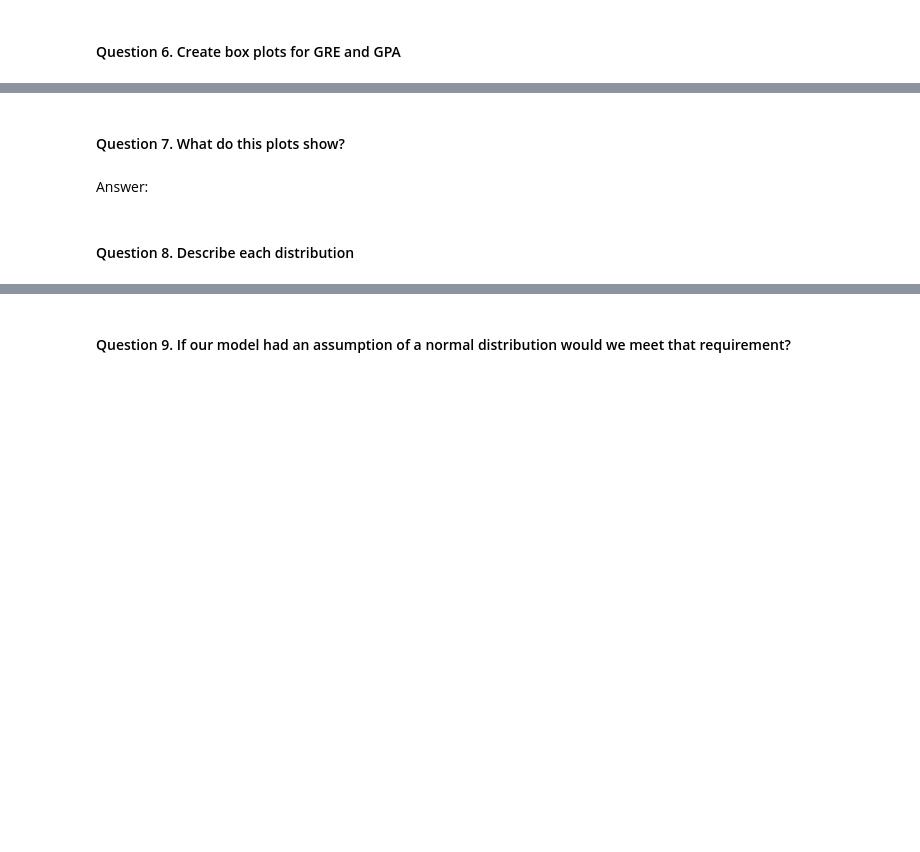
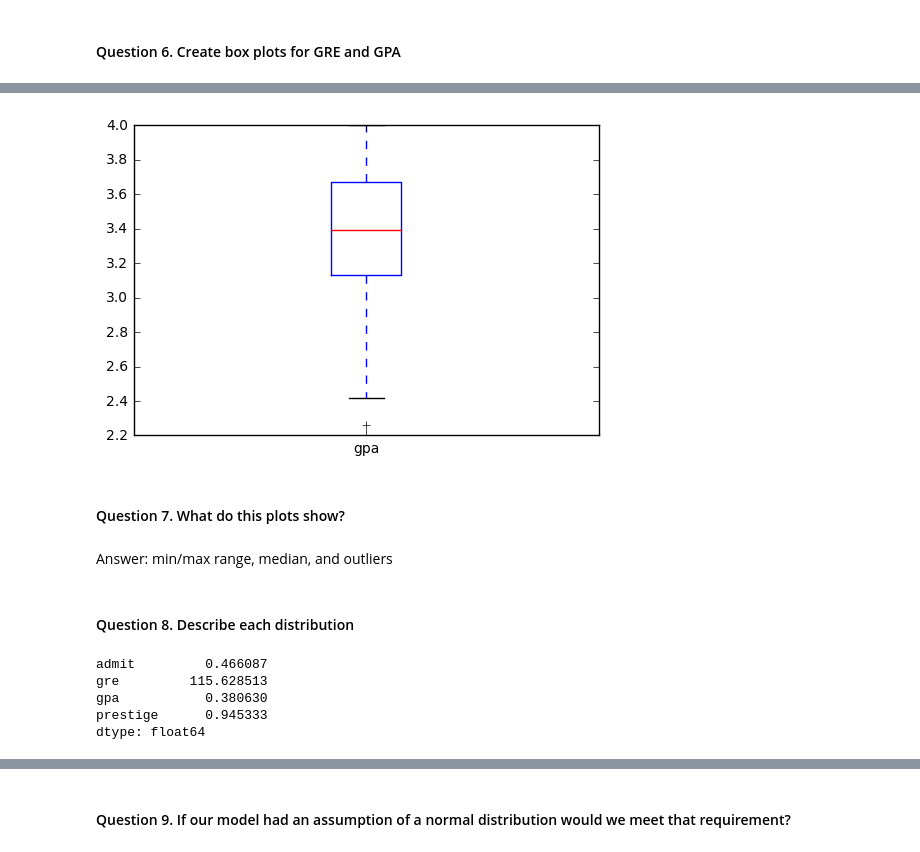
Before and after one commit to kkimura6/ds-homework, a Jupyter notebook: starter-code/project2-starter.ipynb, the cells around one changed output, grey strips where cells are left out. Saved outputs shown, nothing was run; the diff lists cells and outputs as text; code cells hidden in the pictures; blank space fills up the shorter version.

```diff
--- a/starter-code/project2-starter.ipynb
+++ b/starter-code/project2-starter.ipynb
@@ -63,8 +91,21 @@ Answer:
+# %%
+#boxplot 2 box plot for gpa
+df_raw[['gpa']].plot(kind='box');
+# %% [output]
+[figure, added]
 # %% [markdown]
 #### Question 7. What do this plots show?
-# %% [markdown]
-Answer:
+# %% [markdown]
+Answer: min/max range, median, and outliers
 # %% [markdown]
 #### Question 8. Describe each distribution
+# %%
+df_raw.std()
+# %% [output]
+admit         0.466087
+gre         115.628513
+gpa           0.380630
+prestige      0.945333
+dtype: float64
 # %%
 # plot the distribution of each variable
```
Also changed, not shown: parts of 33 cells of this notebook.
